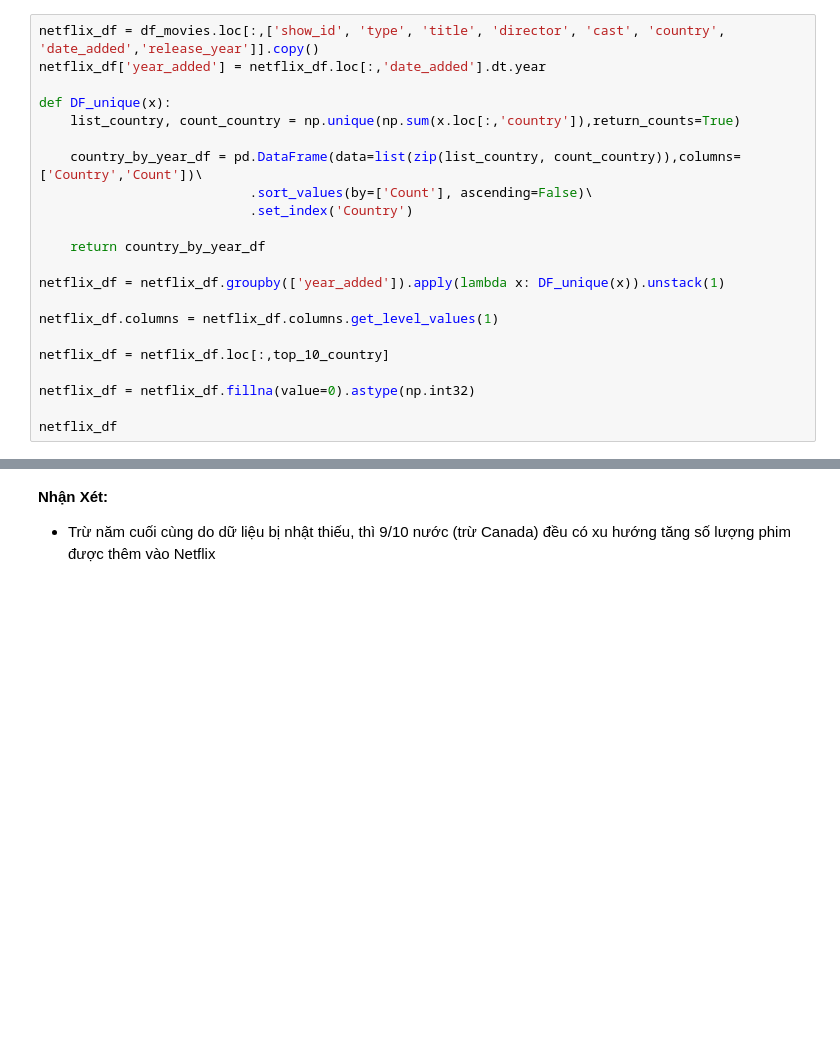
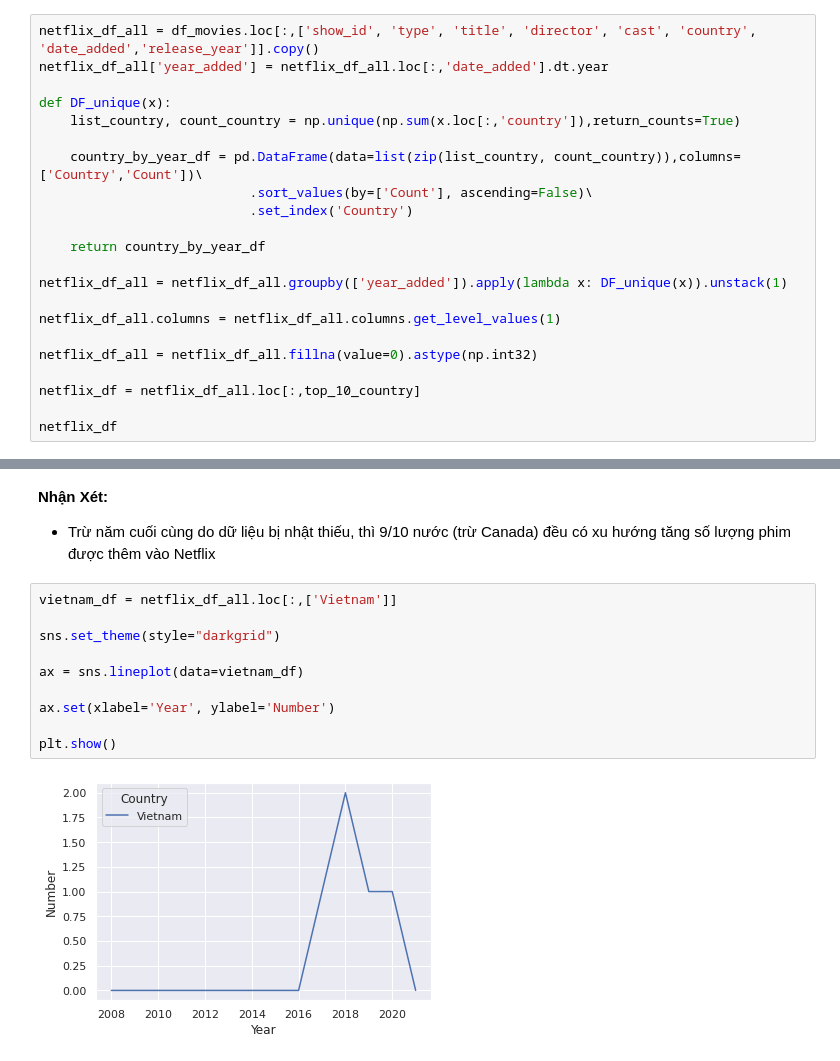
Before and after one commit to sgrayk/P4DS, a Jupyter notebook: Data preprocess Final.ipynb, the cells around one changed output, grey strips where cells are left out. Drawn from its saved outputs; the diff is of its cells as text; blank space fills up the shorter version.

```diff
--- a/Data preprocess Final.ipynb
+++ b/Data preprocess Final.ipynb
@@ -866,8 +909,8 @@ top_10_country
 65             Mexico
 Name: Country, dtype: object
 # %%
-netflix_df = df_movies.loc[:,['show_id', 'type', 'title', 'director', 'cast', 'country', 'date_added','release_year']].copy()
-netflix_df['year_added'] = netflix_df.loc[:,'date_added'].dt.year
+netflix_df_all = df_movies.loc[:,['show_id', 'type', 'title', 'director', 'cast', 'country', 'date_added','release_year']].copy()
+netflix_df_all['year_added'] = netflix_df_all.loc[:,'date_added'].dt.year
 
 def DF_unique(x):
     list_country, count_country = np.unique(np.sum(x.loc[:,'country']),return_counts=True)
@@ -878,13 +921,13 @@ def DF_unique(x):
 
     return country_by_year_df
 
-netflix_df = netflix_df.groupby(['year_added']).apply(lambda x: DF_unique(x)).unstack(1)
+netflix_df_all = netflix_df_all.groupby(['year_added']).apply(lambda x: DF_unique(x)).unstack(1)
 
-netflix_df.columns = netflix_df.columns.get_level_values(1)
+netflix_df_all.columns = netflix_df_all.columns.get_level_values(1)
 
-netflix_df = netflix_df.loc[:,top_10_country]
+netflix_df_all = netflix_df_all.fillna(value=0).astype(np.int32)
 
-netflix_df = netflix_df.fillna(value=0).astype(np.int32)
+netflix_df = netflix_df_all.loc[:,top_10_country]
 
 netflix_df
 # %% [output]
@@ -986,3 +1029,15 @@ plt.show()
 # %% [markdown]
 **Nhận Xét:**
 - Trừ năm cuối cùng do dữ liệu bị nhật thiếu, thì 9/10 nước (trừ Canada) đều có xu hướng tăng số lượng phim được thêm vào Netflix
+# %%
+vietnam_df = netflix_df_all.loc[:,['Vietnam']]
+
+sns.set_theme(style="darkgrid")
+
+ax = sns.lineplot(data=vietnam_df)
+
+ax.set(xlabel='Year', ylabel='Number')
+
+plt.show()
+# %% [output]
+[figure, added]
```
Also changed, not shown: parts of 17 cells of this notebook.
